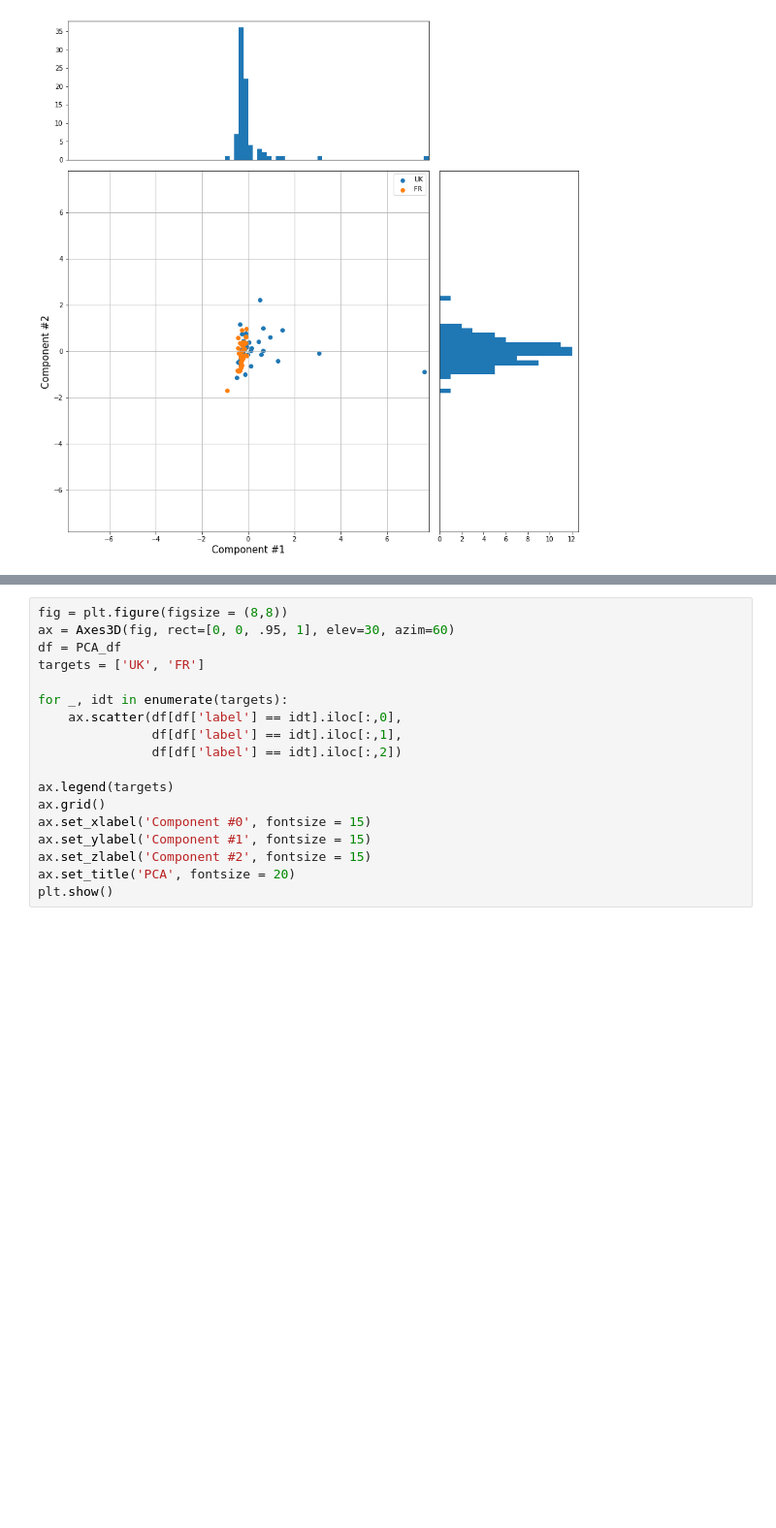
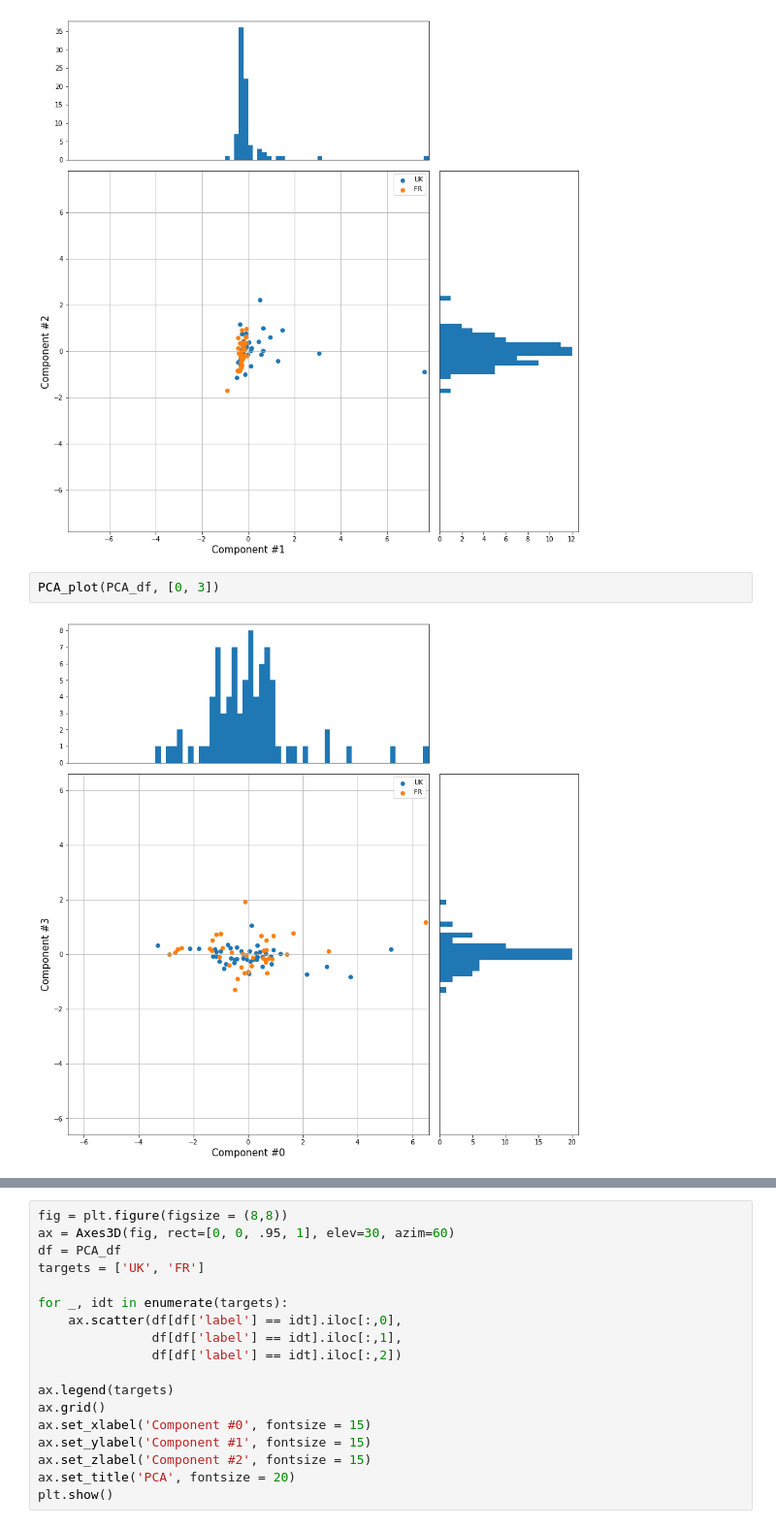
Before and after one commit to donaca/COVID19PM2.5, a Jupyter notebook: notebook_tim.ipynb, the cells around one changed output, grey strips where cells are left out. Shown: that part at 97% size. Cells and saved outputs as stored; diff of their text form; blank space fills up the shorter version.

```diff
--- a/notebook_tim.ipynb
+++ b/notebook_tim.ipynb
@@ -207,3 +197,7 @@ PCA_plot(PCA_df, [0, 2])
 PCA_plot(PCA_df, [1, 2])
 # %% [output]
 [figure]
+# %%
+PCA_plot(PCA_df, [0, 3])
+# %% [output]
+[figure, added]
```
Also changed, not shown: parts of 14 cells of this notebook, 37 other files.
